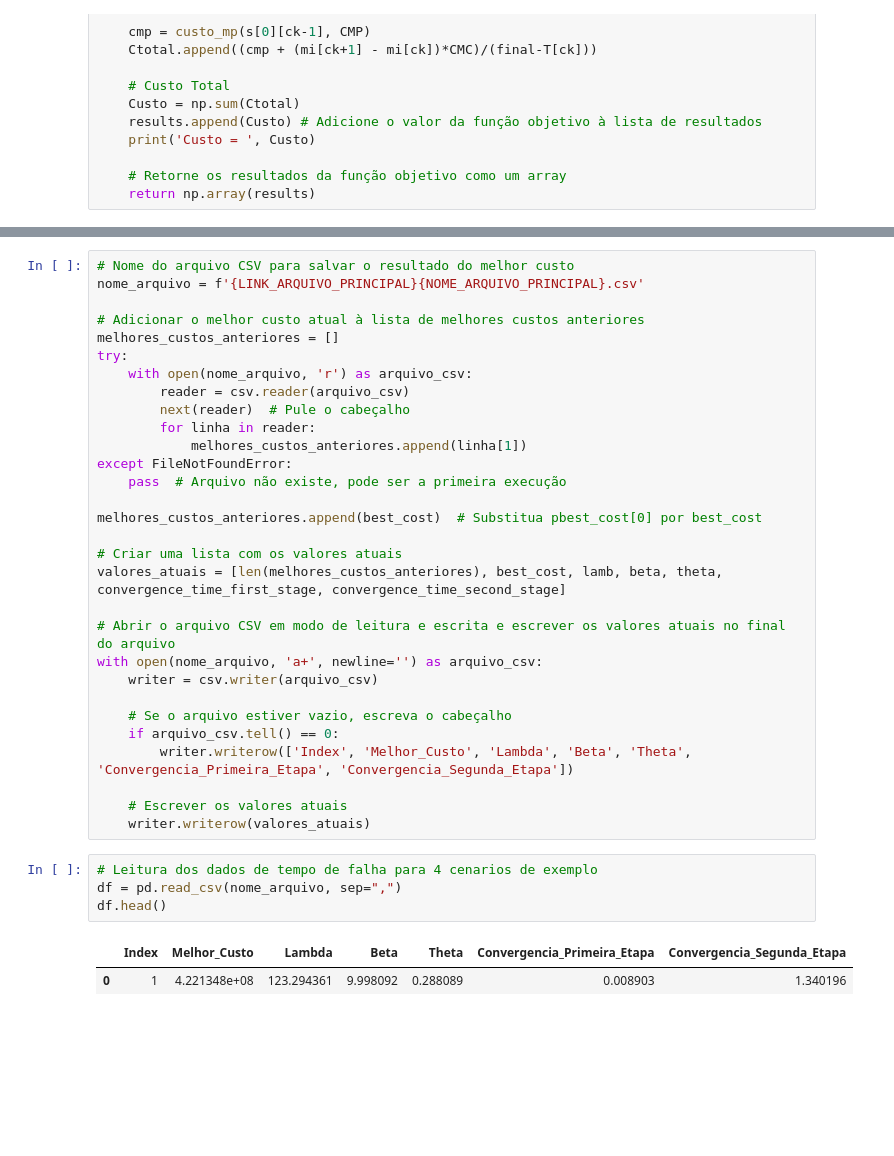
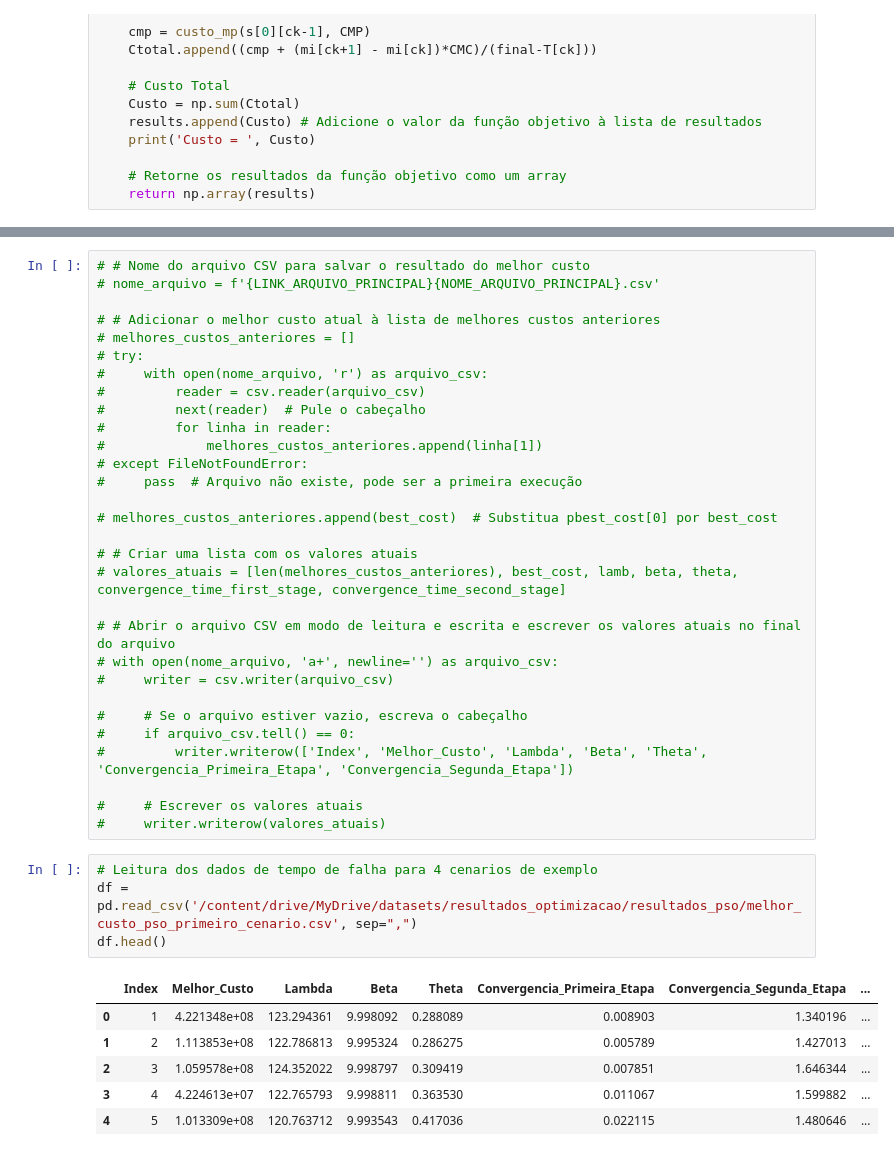
Before and after one commit to uervitonsantos/Otimizacao-Politicaca-Manutencao-Preventiva-Imperfeita, a Jupyter notebook: Algoritmo_PSO_para_otimização_de_custo_de_manutenção_preventiva_v11.ipynb, the cells around one changed output, grey strips where cells are left out. Drawn from its saved outputs; the diff is of its cells as text; blank space fills up the shorter version.

```diff
--- a/Algoritmo_PSO_para_otimização_de_custo_de_manutenção_preventiva_v11.ipynb
+++ b/Algoritmo_PSO_para_otimização_de_custo_de_manutenção_preventiva_v11.ipynb
@@ -694,40 +678,44 @@ plt.show()
 # %%
-# Nome do arquivo CSV para salvar o resultado do melhor custo
-nome_arquivo = f'{LINK_ARQUIVO_PRINCIPAL}{NOME_ARQUIVO_PRINCIPAL}.csv'
+# # Nome do arquivo CSV para salvar o resultado do melhor custo
+# nome_arquivo = f'{LINK_ARQUIVO_PRINCIPAL}{NOME_ARQUIVO_PRINCIPAL}.csv'
 
-# Adicionar o melhor custo atual à lista de melhores custos anteriores
-melhores_custos_anteriores = []
-try:
-    with open(nome_arquivo, 'r') as arquivo_csv:
-        reader = csv.reader(arquivo_csv)
-        next(reader)  # Pule o cabeçalho
-        for linha in reader:
-            melhores_custos_anteriores.append(linha[1])
-except FileNotFoundError:
-    pass  # Arquivo não existe, pode ser a primeira execução
+# # Adicionar o melhor custo atual à lista de melhores custos anteriores
+# melhores_custos_anteriores = []
+# try:
+#     with open(nome_arquivo, 'r') as arquivo_csv:
+#         reader = csv.reader(arquivo_csv)
+#         next(reader)  # Pule o cabeçalho
+#         for linha in reader:
+#             melhores_custos_anteriores.append(linha[1])
+# except FileNotFoundError:
+#     pass  # Arquivo não existe, pode ser a primeira execução
 
-melhores_custos_anteriores.append(best_cost)  # Substitua pbest_cost[0] por best_cost
+# melhores_custos_anteriores.append(best_cost)  # Substitua pbest_cost[0] por best_cost
 
-# Criar uma lista com os valores atuais
-valores_atuais = [len(melhores_custos_anteriores), best_cost, lamb, beta, theta, convergence_time_first_stage, convergence_time_second_stage]
+# # Criar uma lista com os valores atuais
+# valores_atuais = [len(melhores_custos_anteriores), best_cost, lamb, beta, theta, convergence_time_first_stage, convergence_time_second_stage]
 
-# Abrir o arquivo CSV em modo de leitura e escrita e escrever os valores atuais no final do arquivo
-with open(nome_arquivo, 'a+', newline='') as arquivo_csv:
-    writer = csv.writer(arquivo_csv)
+# # Abrir o arquivo CSV em modo de leitura e escrita e escrever os valores atuais no final do arquivo
+# with open(nome_arquivo, 'a+', newline='') as arquivo_csv:
+#     writer = csv.writer(arquivo_csv)
 
-    # Se o arquivo estiver vazio, escreva o cabeçalho
-    if arquivo_csv.tell() == 0:
-        writer.writerow(['Index', 'Melhor_Custo', 'Lambda', 'Beta', 'Theta', 'Convergencia_Primeira_Etapa', 'Convergencia_Segunda_Etapa'])
+#     # Se o arquivo estiver vazio, escreva o cabeçalho
+#     if arquivo_csv.tell() == 0:
+#         writer.writerow(['Index', 'Melhor_Custo', 'Lambda', 'Beta', 'Theta', 'Convergencia_Primeira_Etapa', 'Convergencia_Segunda_Etapa'])
 
-    # Escrever os valores atuais
-    writer.writerow(valores_atuais)
+#     # Escrever os valores atuais
+#     writer.writerow(valores_atuais)
 # %%
 # Leitura dos dados de tempo de falha para 4 cenarios de exemplo
-df = pd.read_csv(nome_arquivo, sep=",")
+df = pd.read_csv('/content/drive/MyDrive/datasets/resultados_optimizacao/resultados_pso/melhor_custo_pso_primeiro_cenario.csv', sep=",")
 df.head()
 # %% [output]
-|  | Index | Melhor_Custo | Lambda | Beta | Theta | Convergencia_Primeira_Etapa | Convergencia_Segunda_Etapa |
-| 0 | 1 | 4.221348e+08 | 123.294361 | 9.998092 | 0.288089 | 0.008903 | 1.340196 |
+|  | Index | Melhor_Custo | Lambda | Beta | Theta | Convergencia_Primeira_Etapa | Convergencia_Segunda_Etapa | ... |
+| 0 | 1 | 4.221348e+08 | 123.294361 | 9.998092 | 0.288089 | 0.008903 | 1.340196 | ... |
+| 1 | 2 | 1.113853e+08 | 122.786813 | 9.995324 | 0.286275 | 0.005789 | 1.427013 | ... |
+| 2 | 3 | 1.059578e+08 | 124.352022 | 9.998797 | 0.309419 | 0.007851 | 1.646344 | ... |
+| 3 | 4 | 4.224613e+07 | 122.765793 | 9.998811 | 0.363530 | 0.011067 | 1.599882 | ... |
+| 4 | 5 | 1.013309e+08 | 120.763712 | 9.993543 | 0.417036 | 0.022115 | 1.480646 | ... |
 # %%
 df.describe()
 # %% [output]
```
Also changed, not shown: parts of 13 cells of this notebook.
